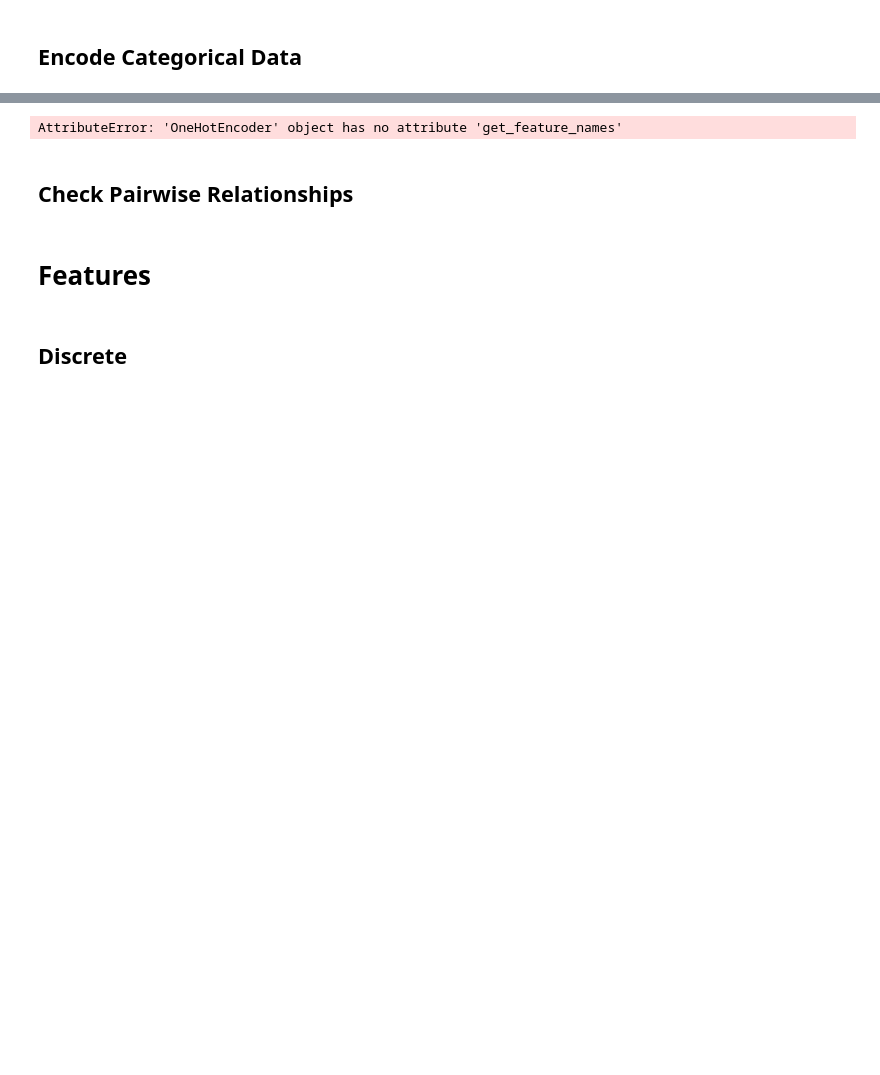
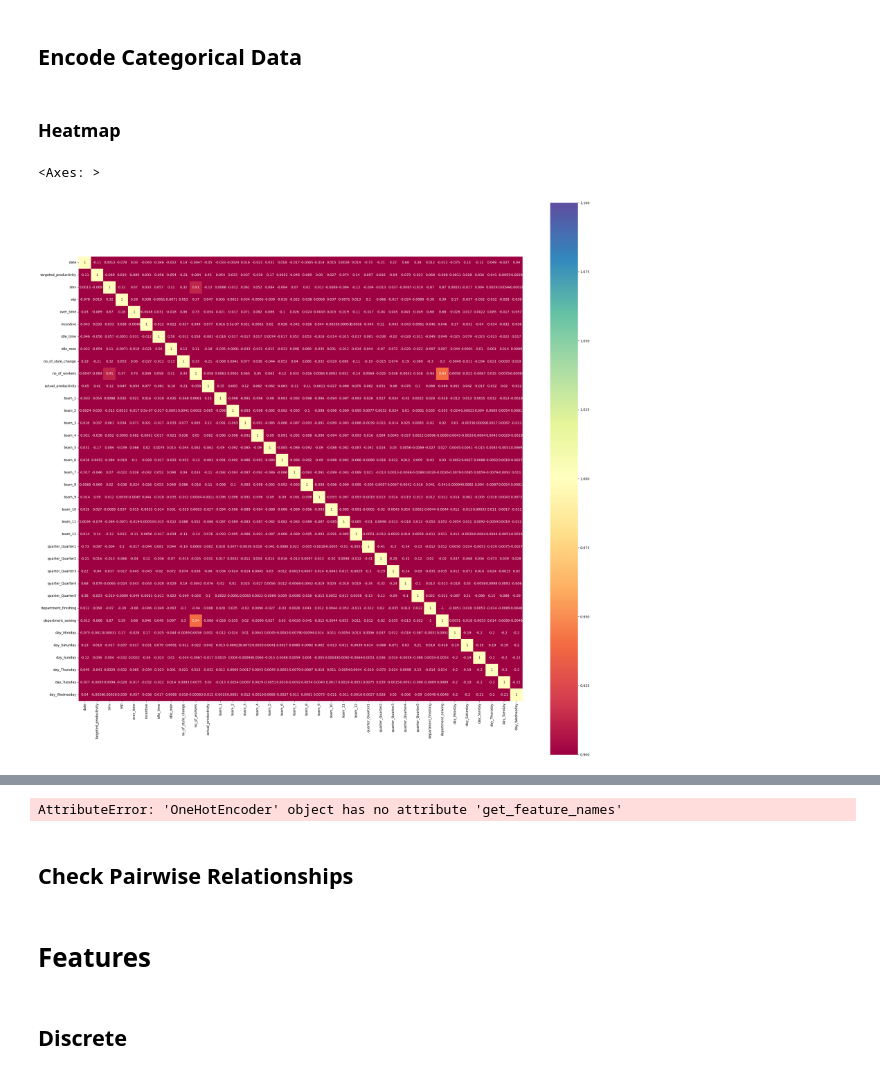
Before and after one commit to wakkevinh/CECS-456-Group-6-, a Jupyter notebook: CECS456Final.ipynb, the cells around one changed output, grey strips where cells are left out. Drawn from its saved outputs; the diff is of its cells as text; code cells hidden in the pictures; blank space fills up the shorter version.

```diff
--- a/CECS456Final.ipynb
+++ b/CECS456Final.ipynb
@@ -382,2 +402,12 @@ memory usage: 140.4+ KB
 # %% [markdown]
 ## Encode Categorical Data
+# %%
+dataset = pd.get_dummies(dataset, columns=['team', 'quarter', 'department', 'day'])
+# %% [markdown]
+### Heatmap
+# %%
+plt.figure(figsize=(30,30))
+sns.heatmap(dataset.corr(), annot=True, vmin=1, vmax=1, cmap='Spectral',square=True)
+# %% [output]
+<Axes: >
+[figure, added]
```
Also changed, not shown: parts of 14 cells of this notebook.
